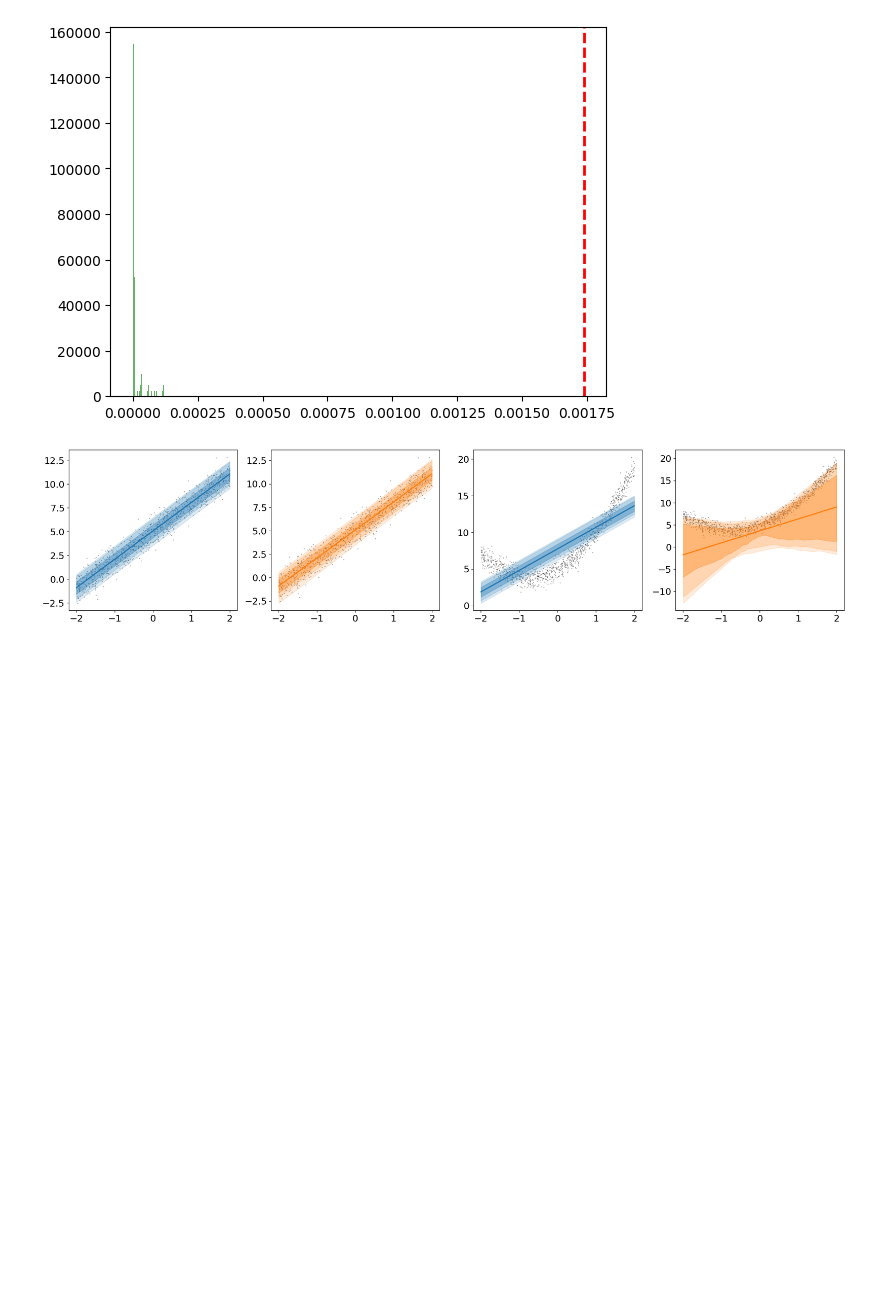
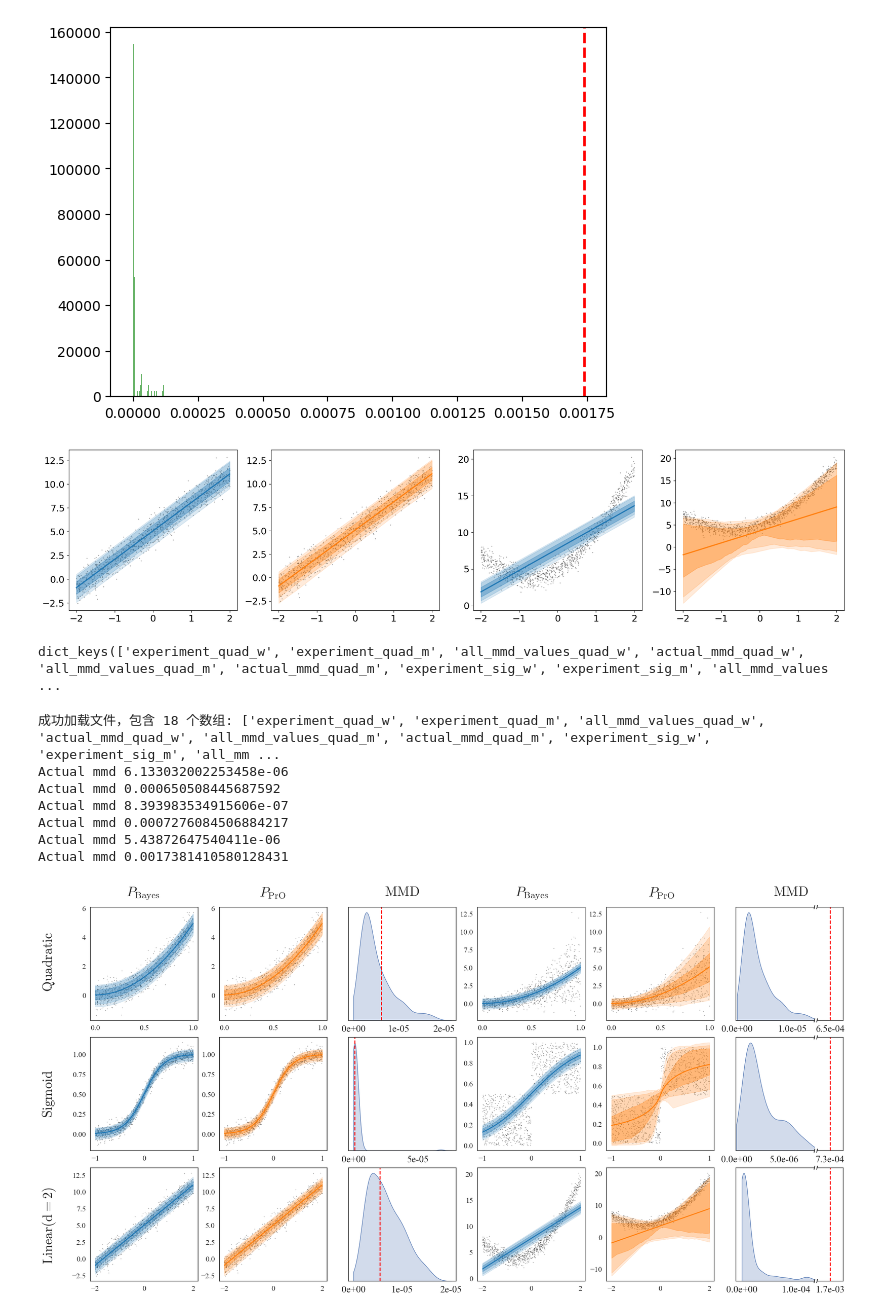
Before and after one commit to liuqingyang27/Detecting-Model-Misspecification-via-VGD, a Jupyter notebook: main fig.ipynb, the cells around one changed output. Drawn from its saved outputs; the diff is of its cells as text; code cells hidden in the pictures; blank space fills up the shorter version.

```diff
--- a/main fig.ipynb
+++ b/main fig.ipynb
@@ -227,0 +233,15 @@ with open('main_fig.dill', 'wb') as f:
+# %%
+loaded_data.keys()
+# %% [output]
+dict_keys(['experiment_quad_w', 'experiment_quad_m', 'all_mmd_values_quad_w', 'actual_mmd_quad_w', 'all_mmd_values_quad_m', 'actual_mmd_quad_m', 'experiment_sig_w', 'experiment_sig_m', 'all_mmd_values ...
+# %%
+plot_main_figure('main_fig.dill')
+# %% [output]
+成功加载文件，包含 18 个数组: ['experiment_quad_w', 'experiment_quad_m', 'all_mmd_values_quad_w', 'actual_mmd_quad_w', 'all_mmd_values_quad_m', 'actual_mmd_quad_m', 'experiment_sig_w', 'experiment_sig_m', 'all_mm ...
+Actual mmd 6.133032002253458e-06
+Actual mmd 0.000650508445687592
+Actual mmd 8.393983534915606e-07
+Actual mmd 0.0007276084506884217
+Actual mmd 5.43872647540411e-06
+Actual mmd 0.0017381410580128431
+[figure, added]
```
Also changed, not shown: parts of 3 cells of this notebook, 1 other file.
